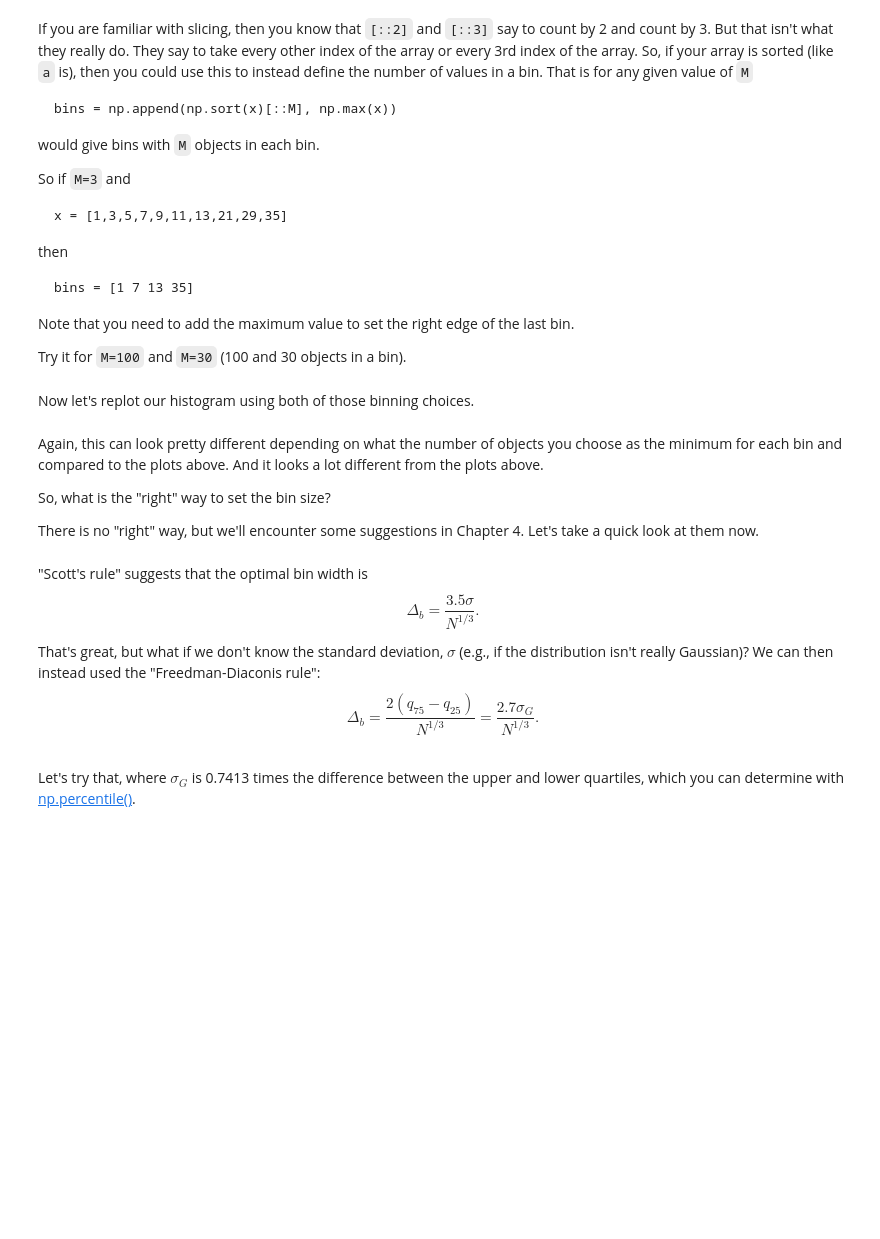
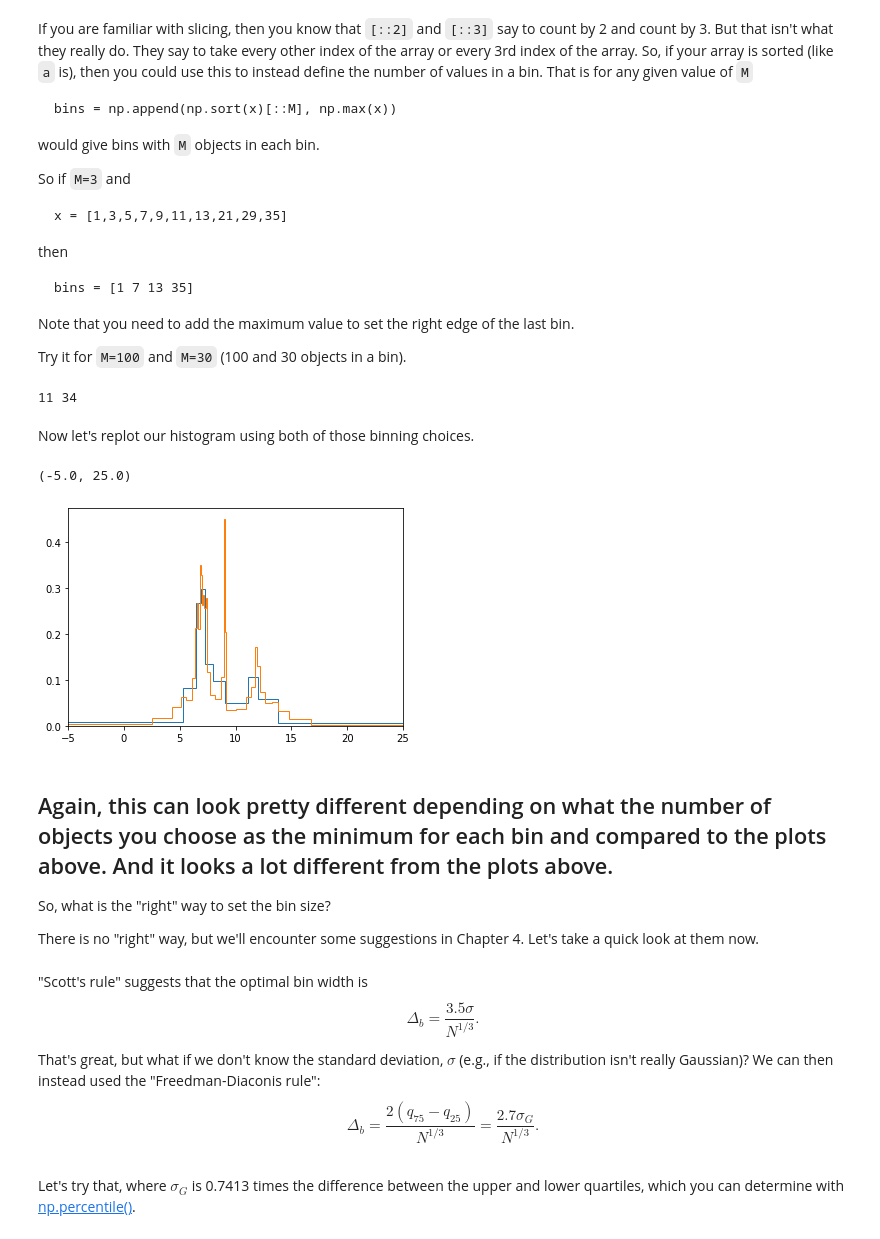
Before and after one commit to gtrichards/PHYS_440_540, a Jupyter notebook: notebooks/HistogramExample.ipynb, the cells around one changed output. Saved outputs shown, nothing was run; the diff lists cells and outputs as text; code cells hidden in the pictures; blank space fills up the shorter version.

```diff
--- a/notebooks/HistogramExample.ipynb
+++ b/notebooks/HistogramExample.ipynb
@@ -89,19 +124,24 @@ Note that you need to add the maximum value to set the right edge of the last bi
 
 Try it for `M=100` and `M=30` (100 and 30 objects in a bin).
 # %%
-bins100 = np.append(np.sort(x)[::____], np.max(x)) #Complete
-bins30 = np.append(____,____) #Complete
+bins100 = np.append(np.sort(x)[::100], np.max(x)) #Complete
+bins30 = np.append(np.sort(x)[::30], np.max(x)) #Complete
 print(len(bins100),len(bins30))
+# %% [output]
+11 34
 # %% [markdown]
 Now let's replot our histogram using both of those binning choices.
 # %%
 #Note that the underscores here are suppressing the array output
 #so that we just see the plots
-_ = plt.hist(____, bins=____, density=True, histtype="step") #Complete
-_ = plt.hist(____,____,____,____) #Complete
+_ = plt.hist(x, bins = bins100, density=True, histtype="step") #Complete
+_ = plt.hist(x, bins = bins30, density=True, histtype="step") #Complete
 plt.xlim(-5,25)
+# %% [output]
+(-5.0, 25.0)
+[figure, added]
 # %% [markdown]
-Again, this can look pretty different depending on what the number of objects you choose as the minimum for each bin and compared to the plots above.  And it looks a lot different from the plots above.
+## Again, this can look pretty different depending on what the number of objects you choose as the minimum for each bin and compared to the plots above.  And it looks a lot different from the plots above.
 
 So, what is the "right" way to set the bin size?
 
```
Also changed, not shown: parts of 17 cells of this notebook, 1 other file.
